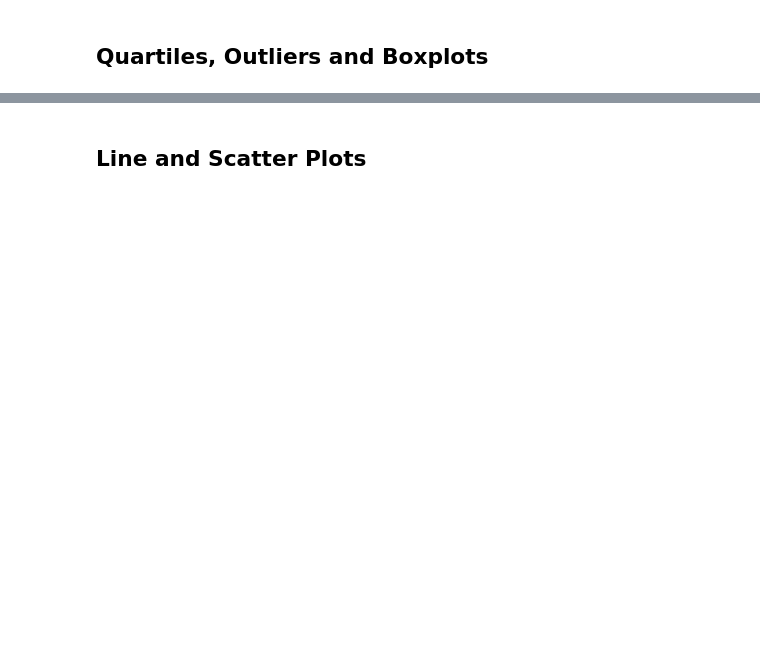
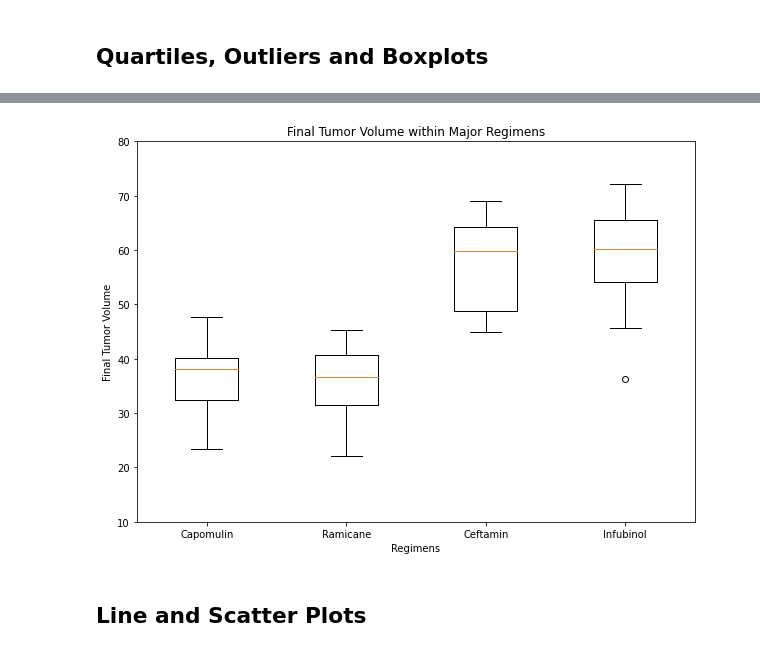
Before and after one commit to reyno255/matplotlib-challenge, a Jupyter notebook: main.ipynb, the cells around one changed output, grey strips where cells are left out. Cells and saved outputs as stored; diff of their text form; code cells hidden in the pictures; blank space fills up the shorter version.

```diff
--- a/main.ipynb
+++ b/main.ipynb
@@ -224,27 +279,29 @@ outliers.append(lower_df)
 # %%
 # Generate a box plot of the final tumor volume of each mouse across four regimens of interest
 
 fig = plt.figure(figsize =(10, 7))
 
 capomulin_vol = finalvol_df.loc[finalvol_df['Drug Regimen'] == 'Capomulin']['Final Tumor Vol']
 ramicane_vol = finalvol_df.loc[finalvol_df['Drug Regimen'] == 'Ramicane']['Final Tumor Vol']
 ceftamin_vol = finalvol_df.loc[finalvol_df['Drug Regimen'] == 'Ceftamin']['Final Tumor Vol']
 infubinol_vol = finalvol_df.loc[finalvol_df['Drug Regimen'] == 'Infubinol']['Final Tumor Vol']
 
 # Creating plot
 data_to_plot = [capomulin_vol,ramicane_vol,ceftamin_vol,infubinol_vol]
 box_plot = plt.boxplot(data_to_plot)
 xticks = ['Capomulin', 'Ramicane', 'Ceftamin', 'Infubinol']
 plt.xticks([1,2,3,4],xticks)
-# show plot
+# show/format plot
 plt.title('Final Tumor Volume within Major Regimens')
 plt.xlabel('Regimens')
 plt.ylabel('Final Tumor Volume')
 
-plt.ylim(0,80)
+plt.ylim(10,80)
 plt.xlim(0.5,4.5)
-#plt.grid()
+
 plt.show()
+# %% [output]
+[figure, added]
 # %% [markdown]
 ## Line and Scatter Plots
 # %%
```
Also changed, not shown: parts of 15 cells of this notebook.
